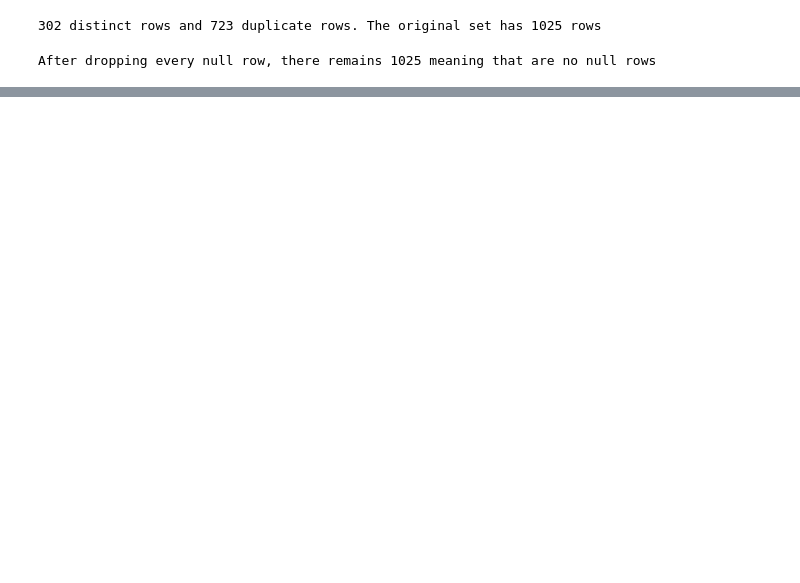
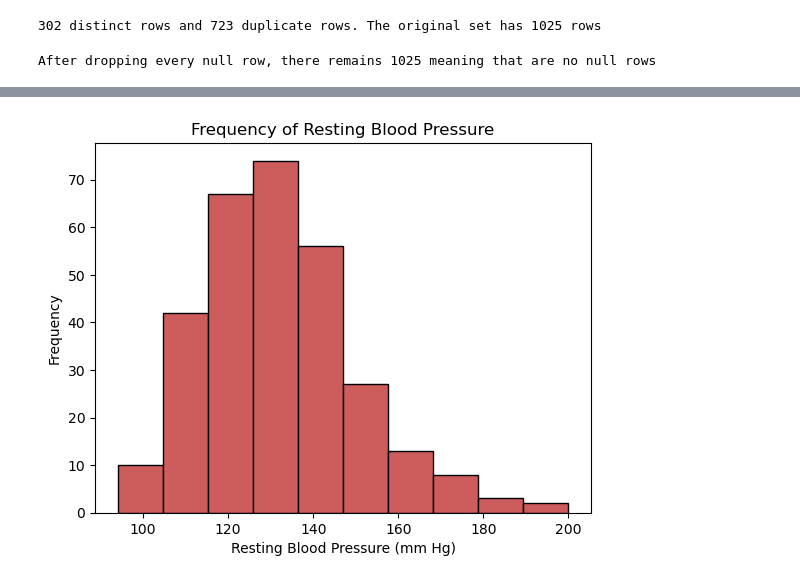
Before and after one commit to locnhoang/Heart-Disease-Detection, a Jupyter notebook: Code.ipynb, the cells around one changed output, grey strips where cells are left out. Saved outputs shown, nothing was run; the diff lists cells and outputs as text; code cells hidden in the pictures; blank space fills up the shorter version.

```diff
--- a/Code.ipynb
+++ b/Code.ipynb
@@ -80,0 +111,8 @@ heart = heart.drop_duplicates()
+# %%
+plt.hist(heart['trestbps'],color=['indianred'],edgecolor='black')
+plt.title('Frequency of Resting Blood Pressure')
+plt.xlabel('Resting Blood Pressure (mm Hg)')
+plt.ylabel('Frequency')
+plt.show()
+# %% [output]
+[figure, added]
```
Also changed, not shown: parts of 16 cells of this notebook.
